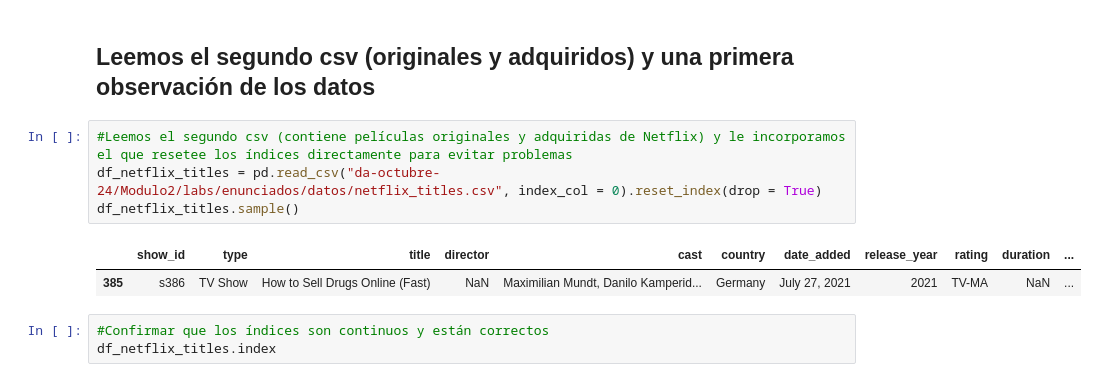
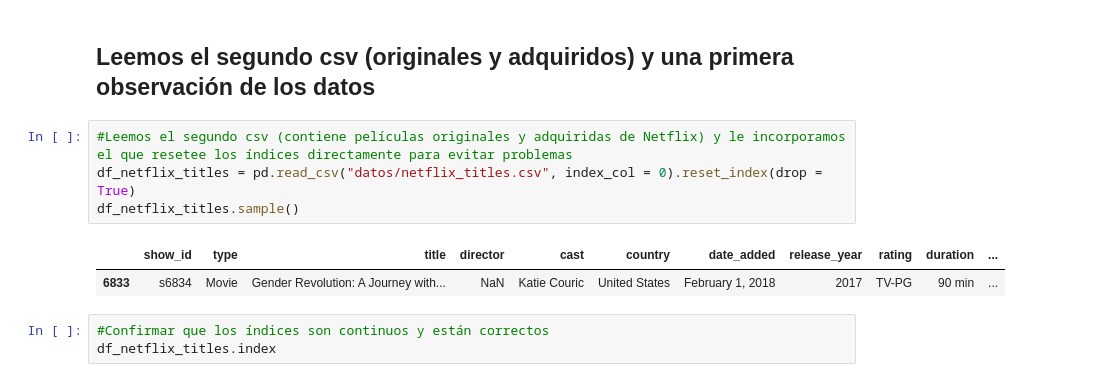
Before and after one commit to raquelscv/laboratorio-Pandas-Eda-Union, a Jupyter notebook: laboratorio-modulo2-leccion02-eda-union.ipynb.ipynb, the cells around one changed output. Cells and saved outputs as stored; diff of their text form.

```diff
--- a/laboratorio-modulo2-leccion02-eda-union.ipynb.ipynb
+++ b/laboratorio-modulo2-leccion02-eda-union.ipynb.ipynb
@@ -602,11 +602,11 @@ Day Week Premiere: Por otro lado, en cuanto a los días si que se observa más d
 ## Leemos el segundo csv (originales y adquiridos) y una primera observación de los datos
 # %%
 #Leemos el segundo csv (contiene películas originales y adquiridas de Netflix) y le incorporamos el que resetee los índices directamente para evitar problemas
-df_netflix_titles = pd.read_csv("da-octubre-24/Modulo2/labs/enunciados/datos/netflix_titles.csv", index_col = 0).reset_index(drop = True)
+df_netflix_titles = pd.read_csv("datos/netflix_titles.csv", index_col = 0).reset_index(drop = True)
 df_netflix_titles.sample()
 # %% [output]
 |  | show_id | type | title | director | cast | country | date_added | release_year | rating | duration | ... |
-| 385 | s386 | TV Show | How to Sell Drugs Online (Fast) | NaN | Maximilian Mundt, Danilo Kamperid... | Germany | July 27, 2021 | 2021 | TV-MA | NaN | ... |
+| 6833 | s6834 | Movie | Gender Revolution: A Journey with... | NaN | Katie Couric | United States | February 1, 2018 | 2017 | TV-PG | 90 min | ... |
 # %%
 #Confirmar que los índices son continuos y están correctos
 df_netflix_titles.index
```
Also changed, not shown: parts of 17 cells of this notebook, 3 other files.
